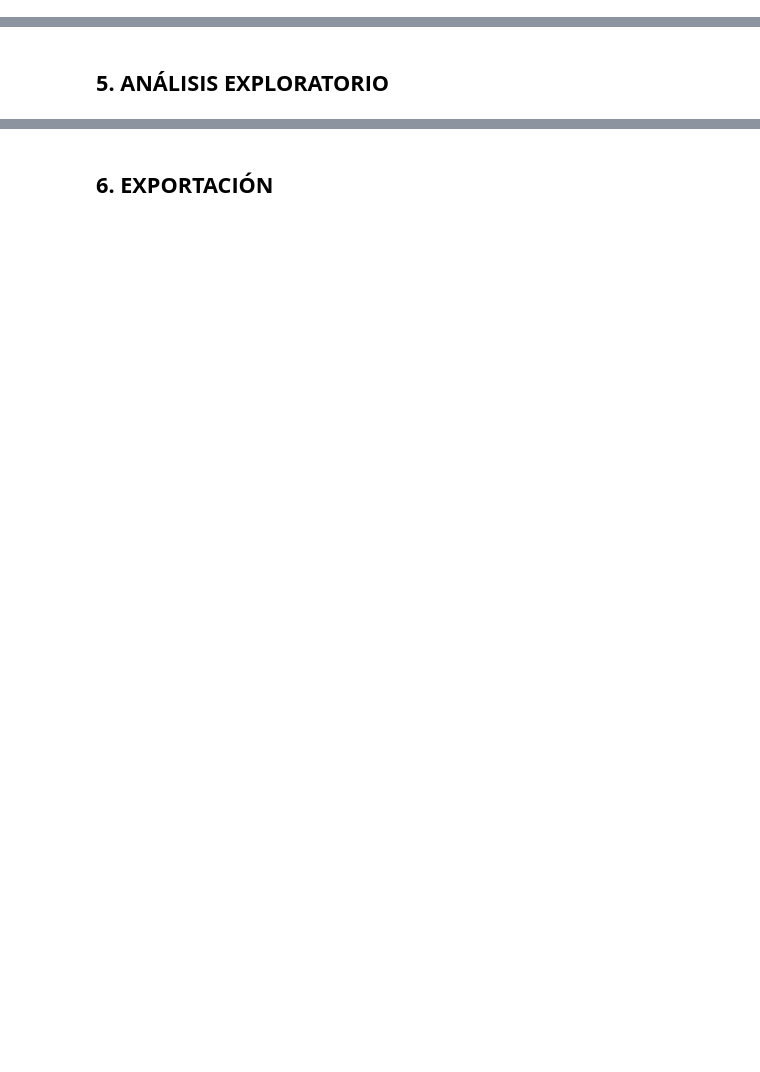
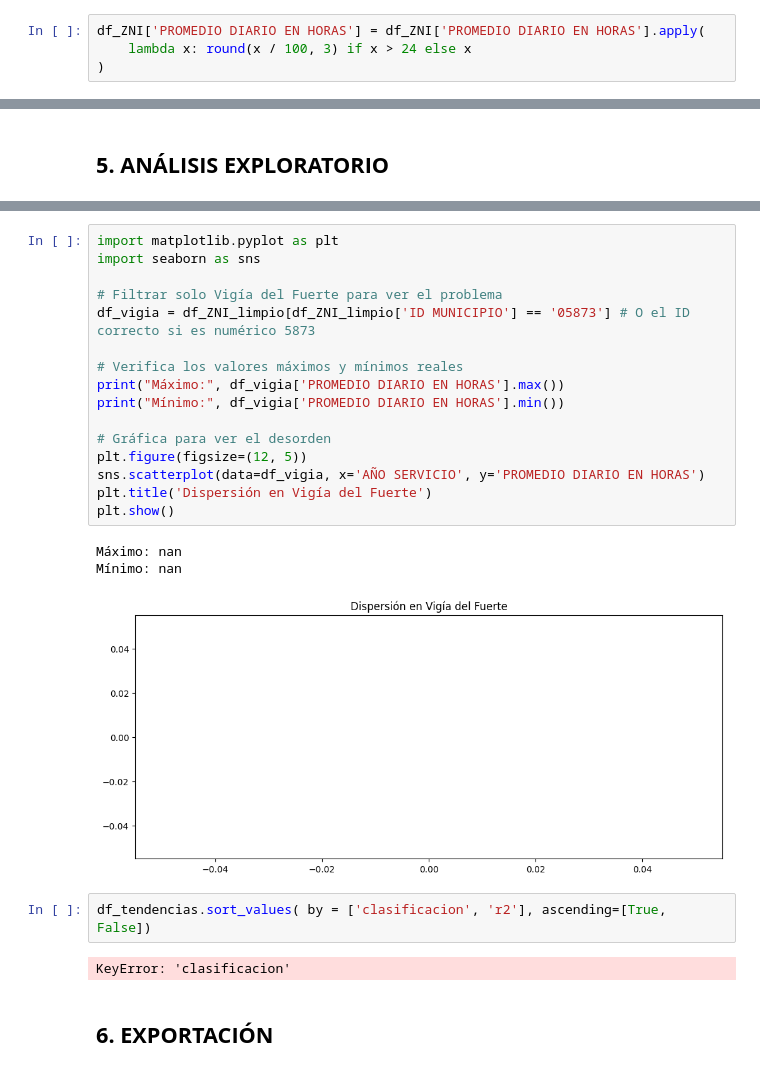
Before and after one commit to Angelthebestone/ANALIS-ZNI, a Jupyter notebook: NOTEBOOKS/ANALISIS ZNI.ipynb, the cells around one changed output, grey strips where cells are left out. Cells and saved outputs as stored; diff of their text form; blank space fills up the shorter version.

```diff
--- a/NOTEBOOKS/ANALISIS ZNI.ipynb
+++ b/NOTEBOOKS/ANALISIS ZNI.ipynb
@@ -194,0 +149,4 @@ df_ZNI
+# %%
+df_ZNI['PROMEDIO DIARIO EN HORAS'] = df_ZNI['PROMEDIO DIARIO EN HORAS'].apply(
+    lambda x: round(x / 100, 3) if x > 24 else x
+)
@@ -416,2 +588,26 @@ dtype: int64
+# %%
+import matplotlib.pyplot as plt
+import seaborn as sns
+
+# Filtrar solo Vigía del Fuerte para ver el problema
+df_vigia = df_ZNI_limpio[df_ZNI_limpio['ID MUNICIPIO'] == '05873'] # O el ID correcto si es numérico 5873
+
+# Verifica los valores máximos y mínimos reales
+print("Máximo:", df_vigia['PROMEDIO DIARIO EN HORAS'].max())
+print("Mínimo:", df_vigia['PROMEDIO DIARIO EN HORAS'].min())
+
+# Gráfica para ver el desorden
+plt.figure(figsize=(12, 5))
+sns.scatterplot(data=df_vigia, x='AÑO SERVICIO', y='PROMEDIO DIARIO EN HORAS')
+plt.title('Dispersión en Vigía del Fuerte')
+plt.show()
+# %% [output]
+Máximo: nan
+Mínimo: nan
+[figure, added]
+# %%
+df_tendencias.sort_values( by = ['clasificacion', 'r2'], ascending=[True, False])
+# %% [output]
+KeyError: 'clasificacion'
 # %% [markdown]
 ## **6. EXPORTACIÓN**
```
Also changed, not shown: parts of 61 cells of this notebook, 1 other file.
